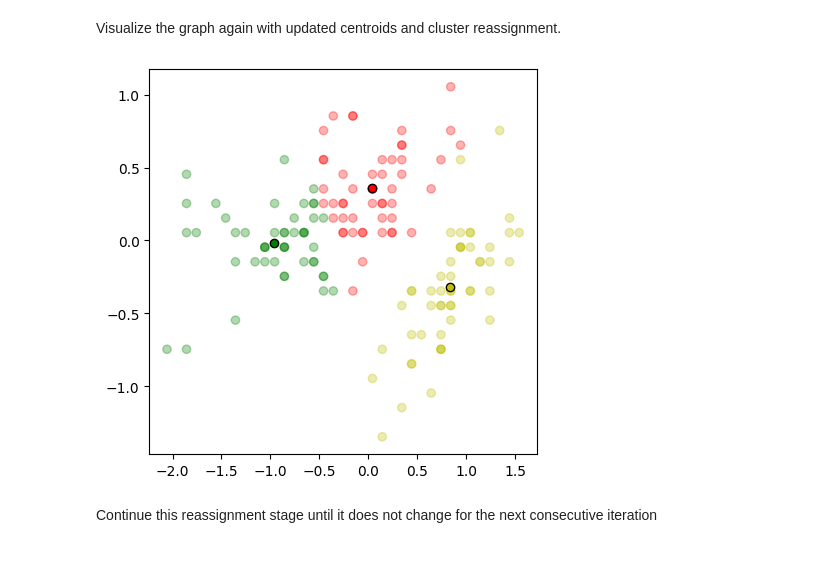
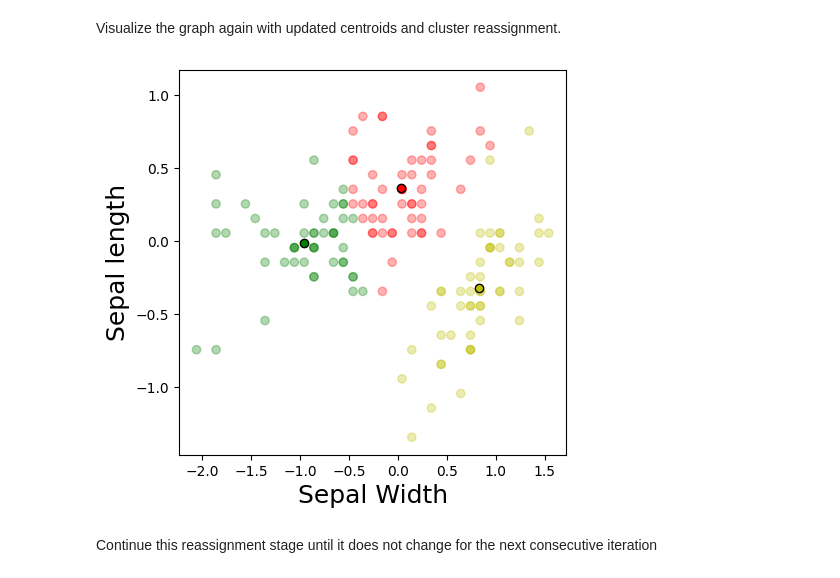
Before and after one commit to Abhishek-Satish-jawade/Assignment_3_Unsupervised_learning, a Jupyter notebook: PCA_and_kmeans.ipynb, the cells around one changed output. Drawn from its saved outputs; the diff is of its cells as text; code cells hidden in the pictures.

```diff
--- a/PCA_and_kmeans.ipynb
+++ b/PCA_and_kmeans.ipynb
@@ -357,17 +365,19 @@ Visualize the graph again with updated centroids and cluster reassignment.
 # %%
 fig = plt.figure(figsize=(5, 5))
 
 # Scatter plot the data points with colors based on their assigned clusters
 plt.scatter(df['x'], df['y'], color=df['color'], alpha=0.3)
 
 # Plot the centroids as individual points
 for i in range(3):
     plt.scatter(*centroids[i], color=colmap[i], edgecolor='k')
 
 # Display the plot
+plt.ylabel("Sepal length" , fontsize = 18)
+plt.xlabel("Sepal Width" , fontsize = 18)
 plt.show()
 # %% [output]
-[figure, old version]
+[figure, new version]
 # %% [markdown]
 Continue this reassignment stage until it does not change for the next consecutive iteration
 # %%
```
Also changed, not shown: parts of 5 cells of this notebook.
